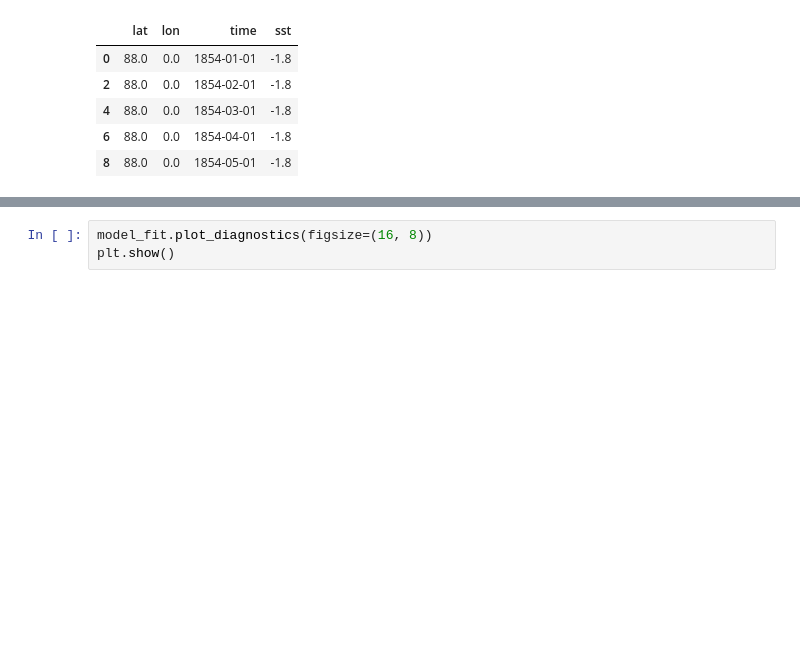
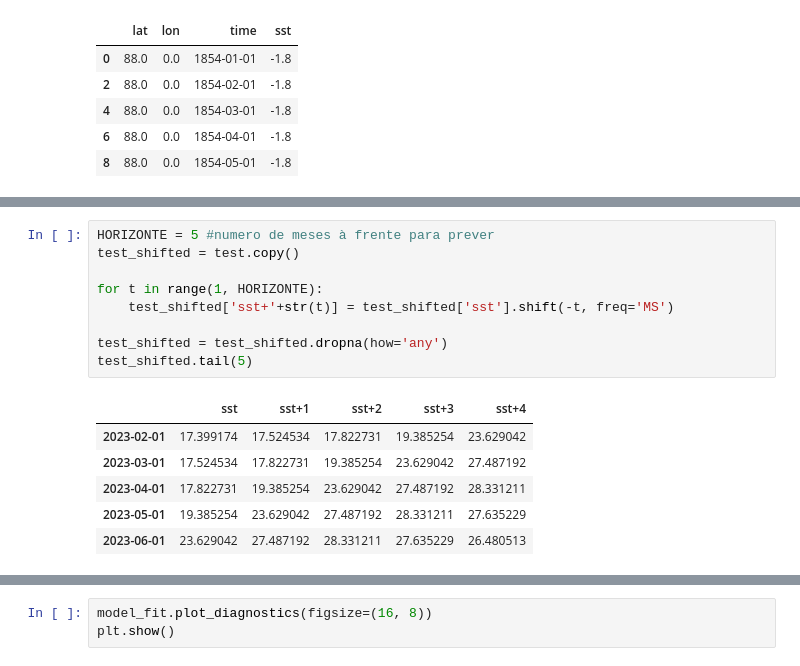
Before and after one commit to matheusvictal/sst-time-series-ml, a Jupyter notebook: sst-ARIMA.ipynb, the cells around one changed output, grey strips where cells are left out. Drawn from its saved outputs; the diff is of its cells as text; blank space fills up the shorter version.

```diff
--- a/sst-ARIMA.ipynb
+++ b/sst-ARIMA.ipynb
@@ -96,0 +275,16 @@ history[0]
+# %%
+HORIZONTE = 5 #numero de meses à frente para prever
+test_shifted = test.copy()
+
+for t in range(1, HORIZONTE):
+    test_shifted['sst+'+str(t)] = test_shifted['sst'].shift(-t, freq='MS')
+
+test_shifted = test_shifted.dropna(how='any')
+test_shifted.tail(5)
+# %% [output]
+|  | sst | sst+1 | sst+2 | sst+3 | sst+4 |
+| 2023-02-01 | 17.399174 | 17.524534 | 17.822731 | 19.385254 | 23.629042 |
+| 2023-03-01 | 17.524534 | 17.822731 | 19.385254 | 23.629042 | 27.487192 |
+| 2023-04-01 | 17.822731 | 19.385254 | 23.629042 | 27.487192 | 28.331211 |
+| 2023-05-01 | 19.385254 | 23.629042 | 27.487192 | 28.331211 | 27.635229 |
+| 2023-06-01 | 23.629042 | 27.487192 | 28.331211 | 27.635229 | 26.480513 |
```
Also changed, not shown: parts of 40 cells of this notebook.
